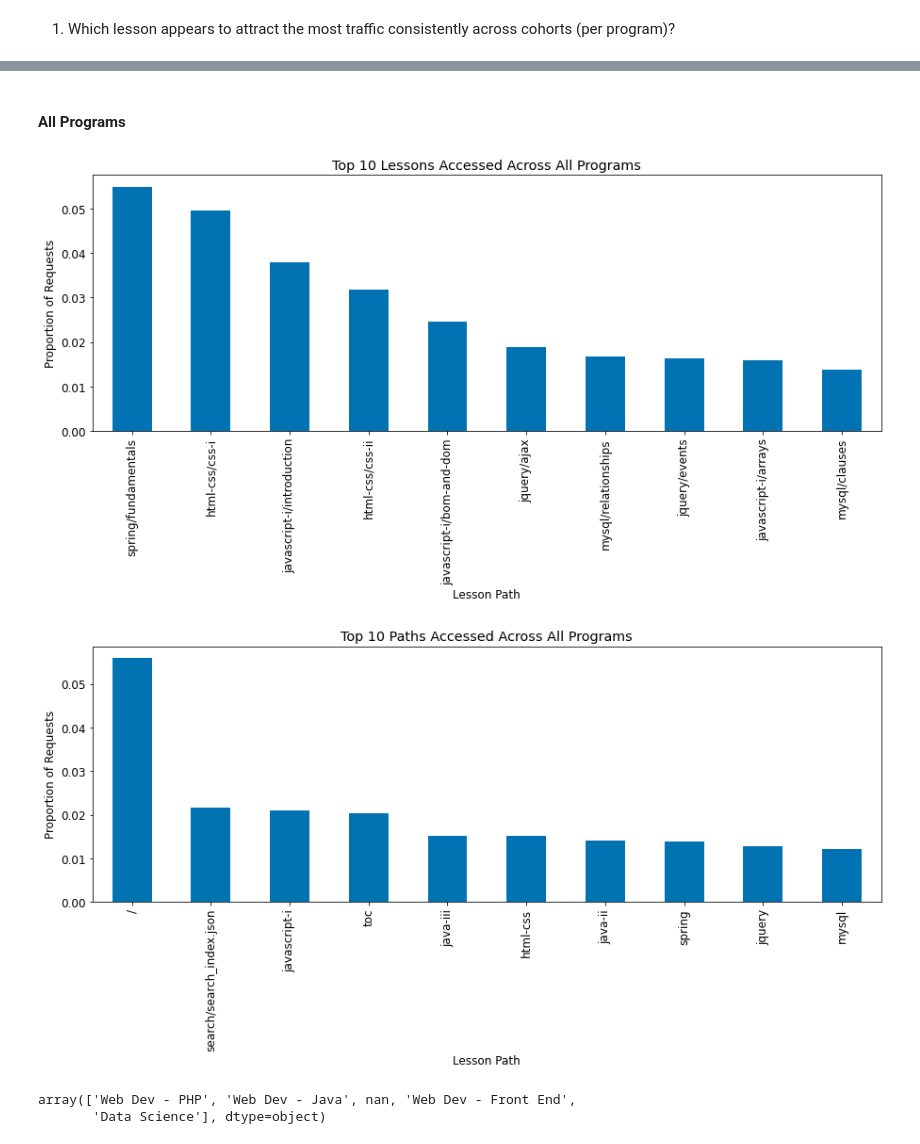
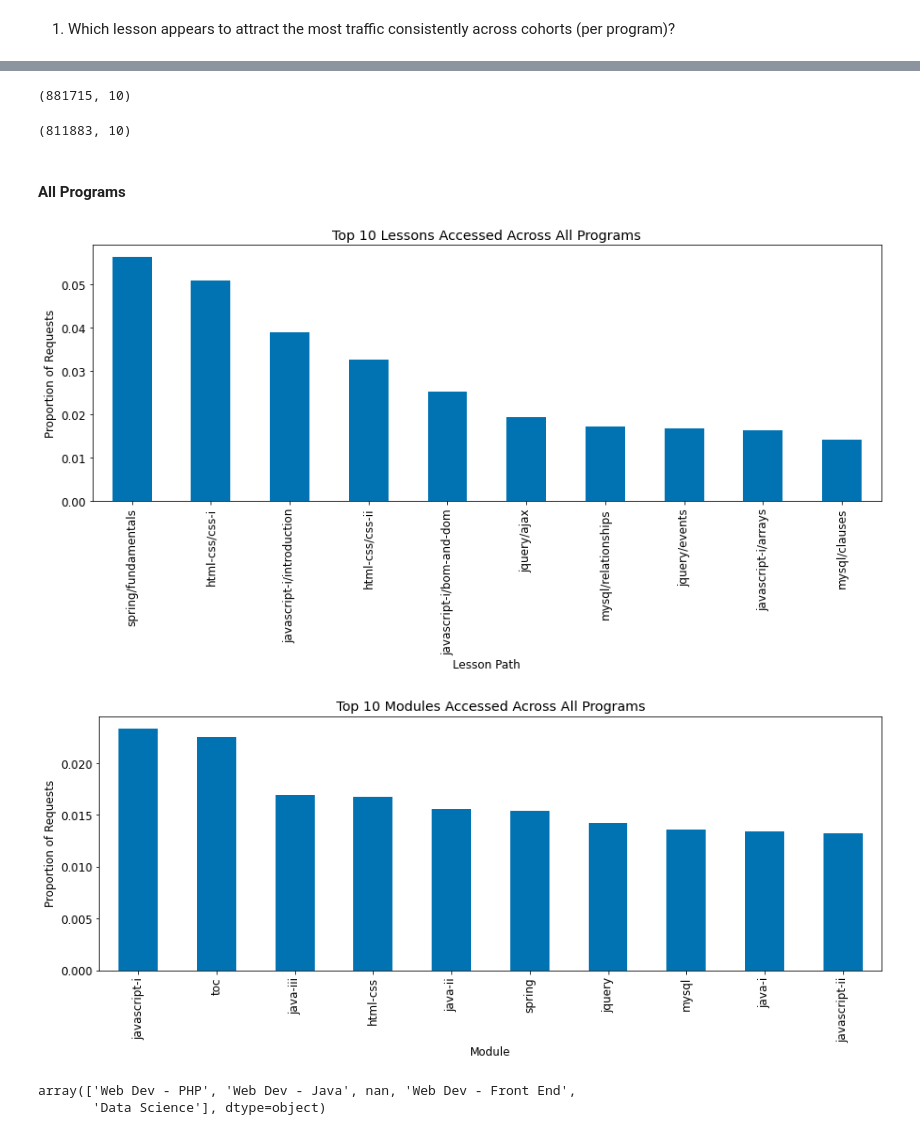
Before and after one commit to adam-talbot/anomaly-detection-project, a Jupyter notebook: scratchpad.ipynb, the cells around one changed output, grey strips where cells are left out. Saved outputs shown, nothing was run; the diff lists cells and outputs as text; code cells hidden in the pictures.

```diff
--- a/scratchpad.ipynb
+++ b/scratchpad.ipynb
@@ -759,0 +778,3 @@ df['module/lesson'].isna().sum() / df.shape[0]
+# %%
+# take subset where path doesn't end with jpg
+df1 = df1[~df1.path.str.endswith('jpg')]
@@ -759,0 +785,3 @@ df['module/lesson'].isna().sum() / df.shape[0]
+# %%
+# take subset where path doesn't end with jpeg
+df1 = df1[~df1.path.str.endswith('jpeg')]
@@ -760,19 +792,32 @@ df['module/lesson'].isna().sum() / df.shape[0]
+# %%
+# take subset where path doesn't end with svg
+df1 = df1[~df1.path.str.endswith('svg')]
+# %%
+df1.shape
+# %% [output]
+(881715, 10)
+# %%
+# I also want to get rid of requests for the home page or the search feature
+df1 = df1[(df1.path != '/') & (df1.path != 'search/search_index.json')]
+# %%
+df1.shape
+# %% [output]
+(811883, 10)
 # %% [markdown]
 #### All Programs
 # %%
-df[(df.path != '/') & (df.path != 'search/search_index.json')]['module/lesson'].value_counts(normalize=True).head(10).plot.bar(figsize=(15,5))
+df1['module/lesson'].value_counts(normalize=True).head(10).plot.bar(figsize=(15,5))
 plt.title('Top 10 Lessons Accessed Across All Programs')
 plt.xlabel('Lesson Path')
 plt.ylabel('Proportion of Requests');
 # %% [output]
-[figure, old version]
+[figure, new version]
 # %%
-df.path.value_counts(normalize=True).head(10).plot.bar(figsize=(15,5))
-plt.title('Top 10 Paths Accessed Across All Programs')
-plt.xlabel('Lesson Path')
+df1.path.value_counts(normalize=True).head(10).plot.bar(figsize=(15,5))
+plt.title('Top 10 Modules Accessed Across All Programs')
+plt.xlabel('Module')
 plt.ylabel('Proportion of Requests');
-# could format the y axis to be more readable here by formatting to be "10k" format
 # %% [output]
-[figure, old version]
+[figure, new version]
 # %%
 # now lets do it per program
```
Also changed, not shown: parts of 77 cells of this notebook.
